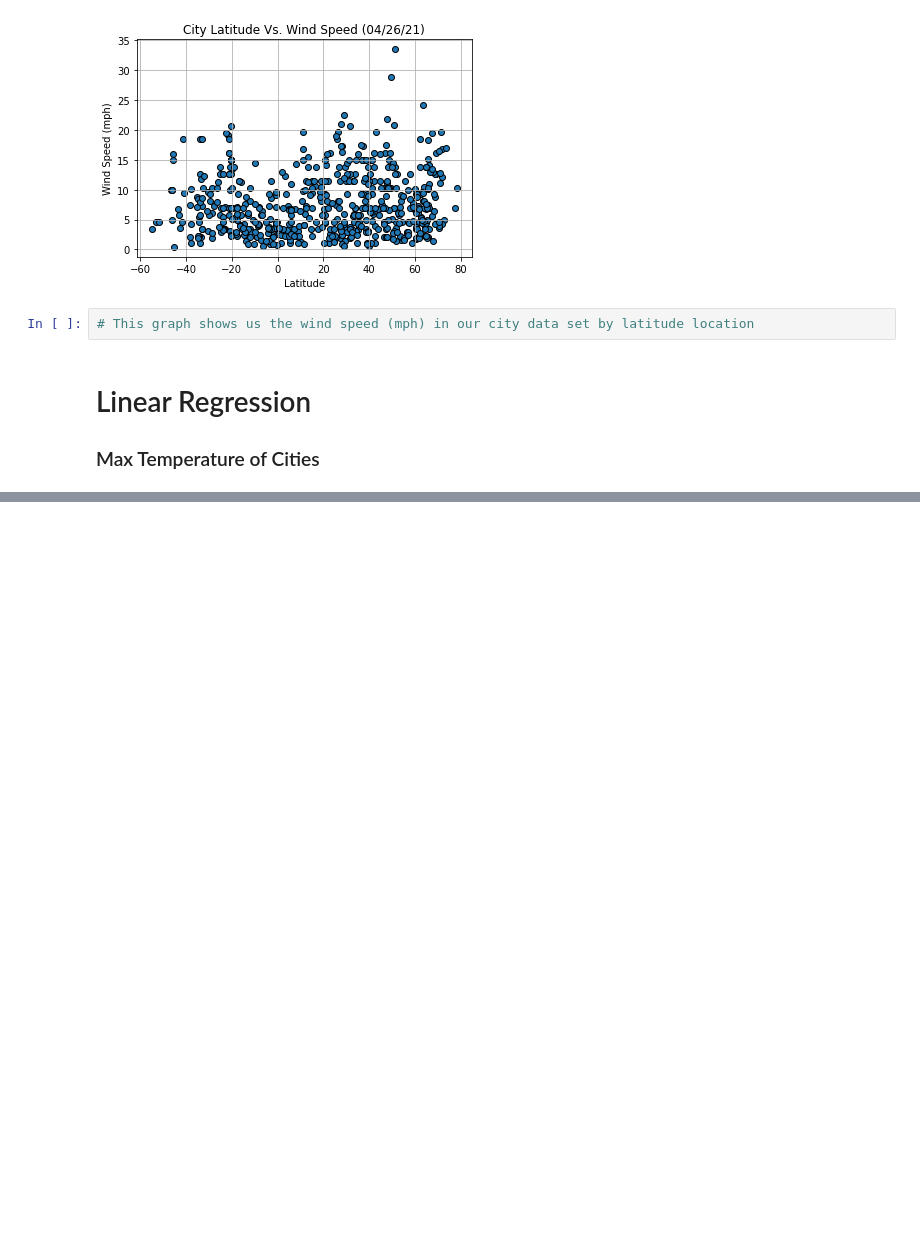
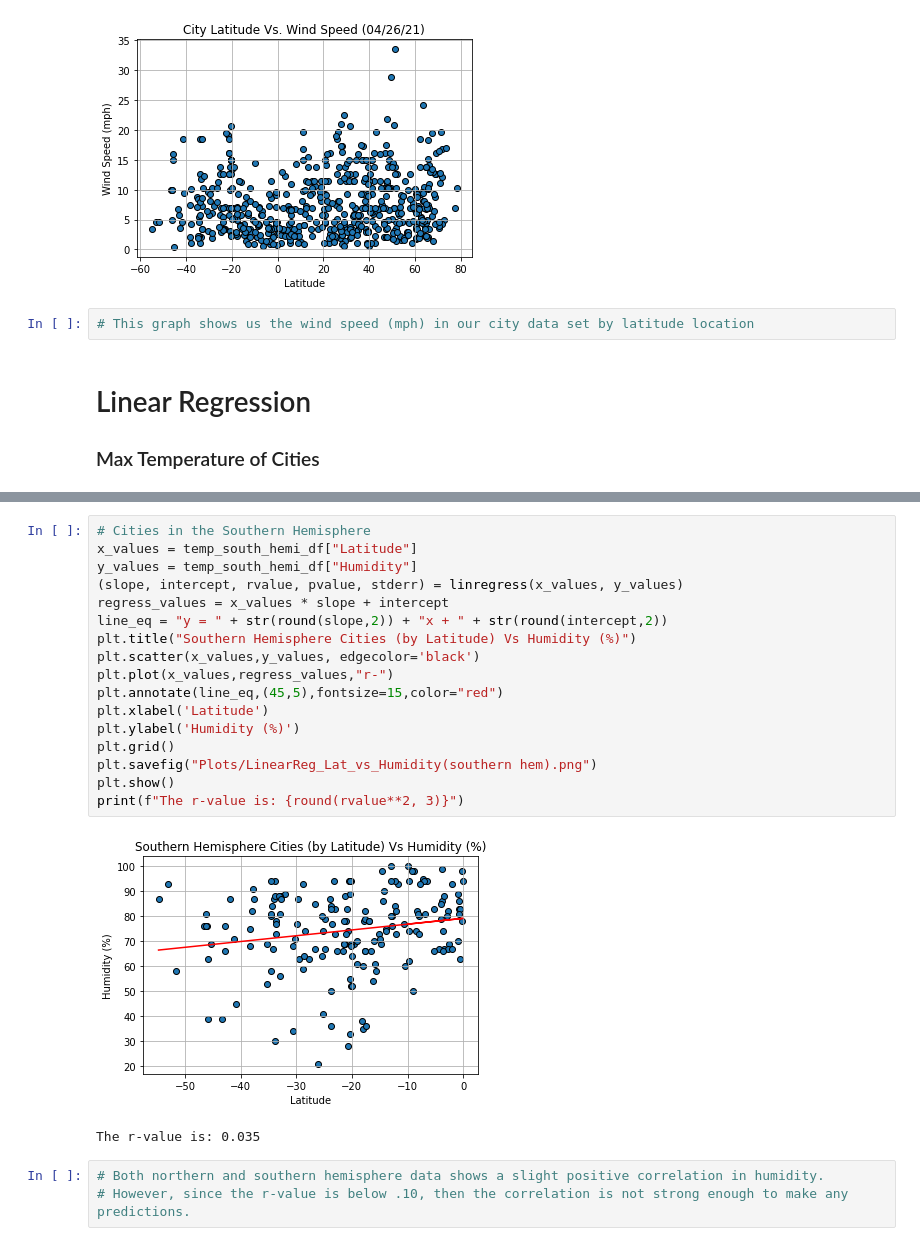
Before and after one commit to JAlvarado23A/weather_api_project, a Jupyter notebook: weatherPy/weatherPy.ipynb, the cells around one changed output, grey strips where cells are left out. Cells and saved outputs as stored; diff of their text form; blank space fills up the shorter version.

```diff
--- a/weatherPy/weatherPy.ipynb
+++ b/weatherPy/weatherPy.ipynb
@@ -222,0 +254,23 @@ The r-value is: 0.526
+# %%
+# Cities in the Southern Hemisphere
+x_values = temp_south_hemi_df["Latitude"]
+y_values = temp_south_hemi_df["Humidity"]
+(slope, intercept, rvalue, pvalue, stderr) = linregress(x_values, y_values)
+regress_values = x_values * slope + intercept
+line_eq = "y = " + str(round(slope,2)) + "x + " + str(round(intercept,2))
+plt.title("Southern Hemisphere Cities (by Latitude) Vs Humidity (%)")
+plt.scatter(x_values,y_values, edgecolor='black')
+plt.plot(x_values,regress_values,"r-")
+plt.annotate(line_eq,(45,5),fontsize=15,color="red")
+plt.xlabel('Latitude')
+plt.ylabel('Humidity (%)')
+plt.grid()
+plt.savefig("Plots/LinearReg_Lat_vs_Humidity(southern hem).png")
+plt.show()
+print(f"The r-value is: {round(rvalue**2, 3)}")
+# %% [output]
+[figure, added]
+The r-value is: 0.035
+# %%
+# Both northern and southern hemisphere data shows a slight positive correlation in humidity.
+# However, since the r-value is below .10, then the correlation is not strong enough to make any predictions.
```
Also changed, not shown: parts of 17 cells of this notebook, 12 other files.
